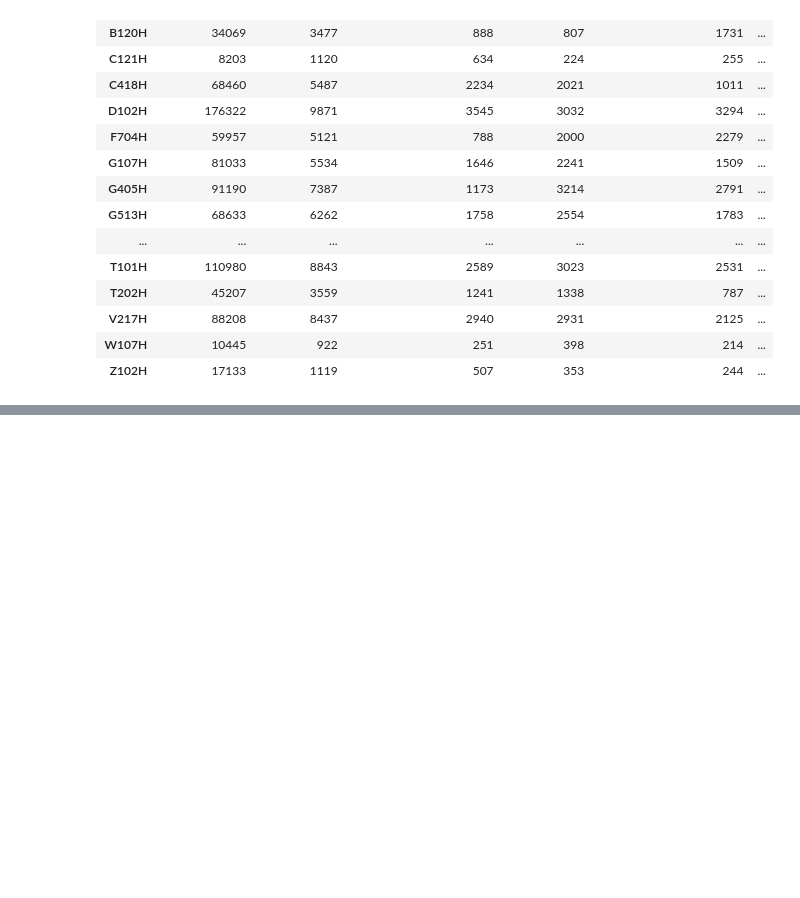
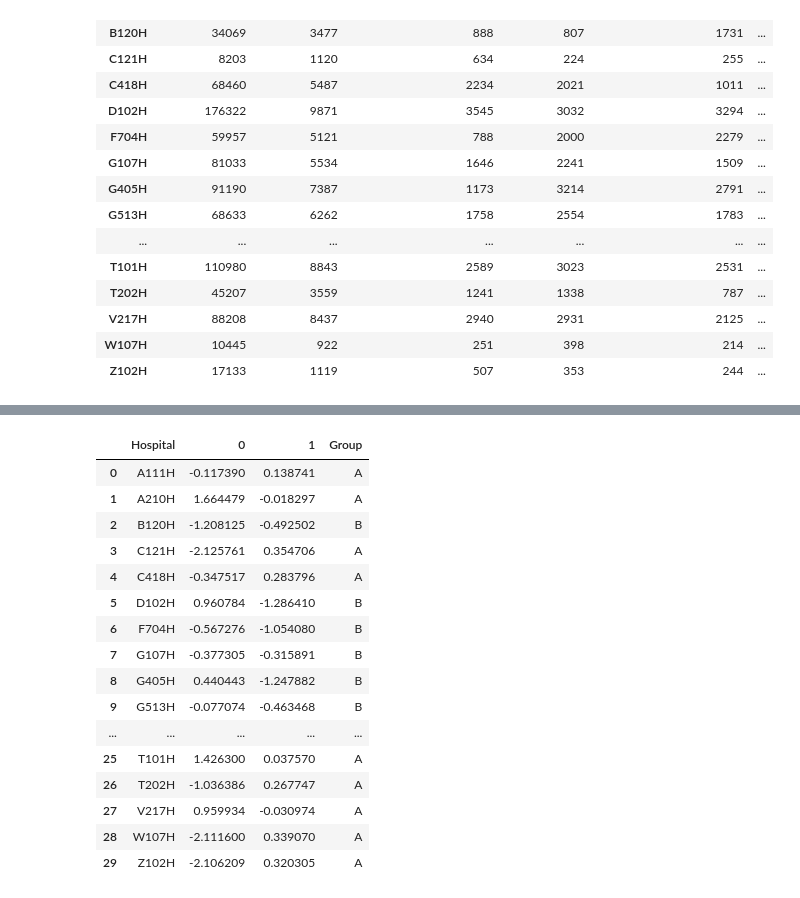
Before and after one commit to brianej/fdscw3, a Jupyter notebook: q3.ipynb, the cells around one changed output, grey strips where cells are left out. Cells and saved outputs as stored; diff of their text form; code cells hidden in the pictures; blank space fills up the shorter version.

```diff
--- a/q3.ipynb
+++ b/q3.ipynb
@@ -240,0 +237,3 @@ cancellations_hospital_clean_hos
+# %%
+result_index[0] = -result_index[0]
+result_index[1] = -result_index[1]
@@ -240,0 +269,20 @@ cancellations_hospital_clean_hos
+# %%
+result_index
+# %% [output]
+|  | Hospital | 0 | 1 | Group |
+| 0 | A111H | -0.117390 | 0.138741 | A |
+| 1 | A210H | 1.664479 | -0.018297 | A |
+| 2 | B120H | -1.208125 | -0.492502 | B |
+| 3 | C121H | -2.125761 | 0.354706 | A |
+| 4 | C418H | -0.347517 | 0.283796 | A |
+| 5 | D102H | 0.960784 | -1.286410 | B |
+| 6 | F704H | -0.567276 | -1.054080 | B |
+| 7 | G107H | -0.377305 | -0.315891 | B |
+| 8 | G405H | 0.440443 | -1.247882 | B |
+| 9 | G513H | -0.077074 | -0.463468 | B |
+| ... | ... | ... | ... | ... |
+| 25 | T101H | 1.426300 | 0.037570 | A |
+| 26 | T202H | -1.036386 | 0.267747 | A |
+| 27 | V217H | 0.959934 | -0.030974 | A |
+| 28 | W107H | -2.111600 | 0.339070 | A |
+| 29 | Z102H | -2.106209 | 0.320305 | A |
```
Also changed, not shown: parts of 7 cells of this notebook, 2 other files.
